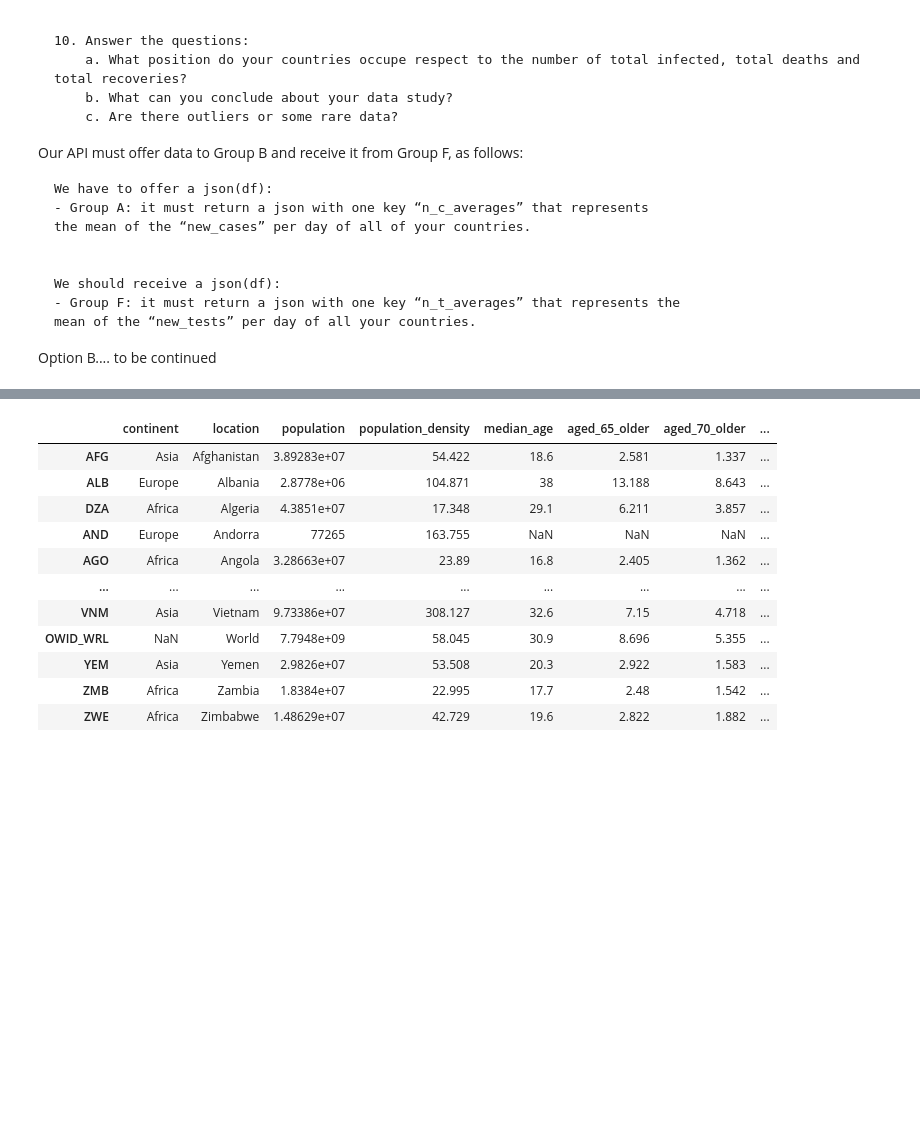
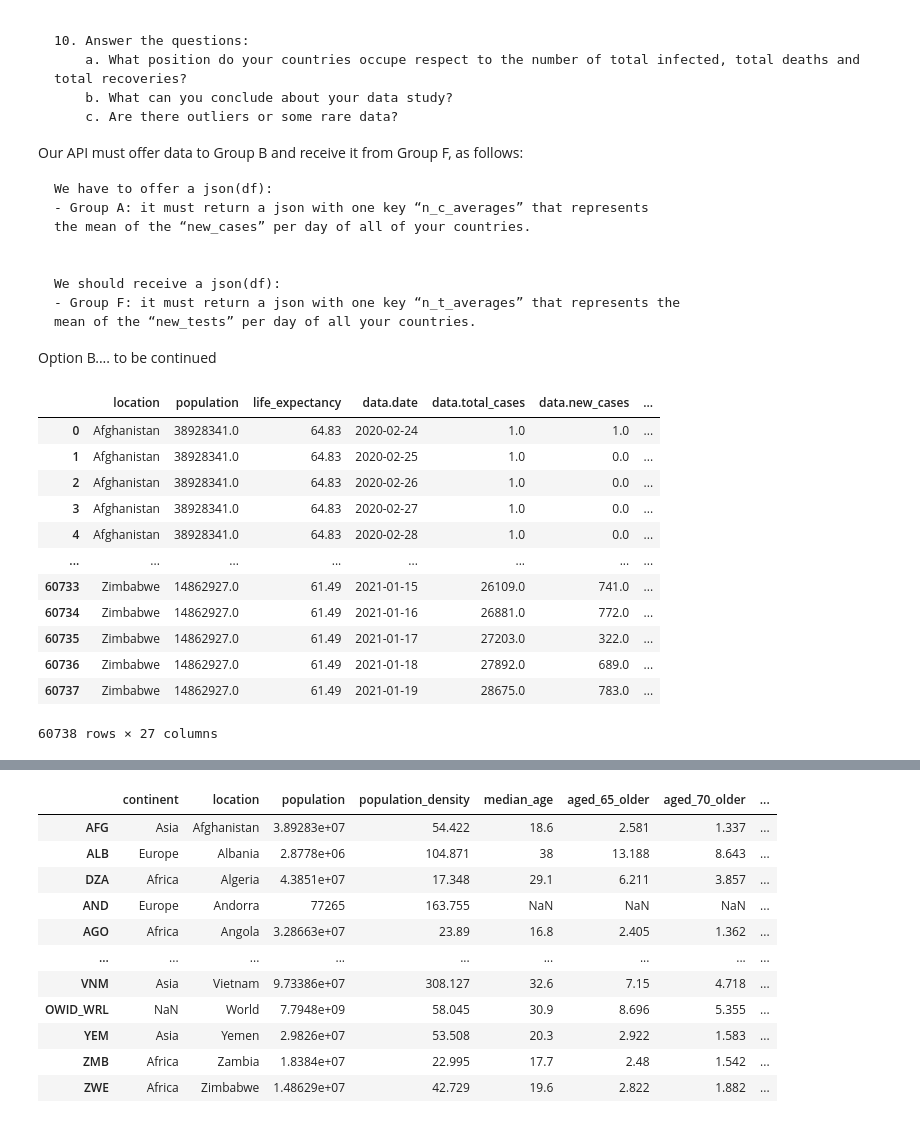
Before and after one commit to EDA-COVID/Proyecto_equipo, a Jupyter notebook: src/main.ipynb, the cells around one changed output, grey strips where cells are left out. Saved outputs shown, nothing was run; the diff lists cells and outputs as text; code cells hidden in the pictures; blank space fills up the shorter version.

```diff
--- a/src/main.ipynb
+++ b/src/main.ipynb
@@ -53 +53,19 @@ from utils.mining_data_tb import filter_df, df_covid, remove_outlier, datetime
 from utils.visualization_tb import heatmap_df, detect_outliers_df, plot_per_column_distribution
+# %%
+#Dataset total limpio
+covid_complete= data_complete_clean()
+covid_complete
+# %% [output]
+|  | location | population | life_expectancy | data.date | data.total_cases | data.new_cases | ... |
+| 0 | Afghanistan | 38928341.0 | 64.83 | 2020-02-24 | 1.0 | 1.0 | ... |
+| 1 | Afghanistan | 38928341.0 | 64.83 | 2020-02-25 | 1.0 | 0.0 | ... |
+| 2 | Afghanistan | 38928341.0 | 64.83 | 2020-02-26 | 1.0 | 0.0 | ... |
+| 3 | Afghanistan | 38928341.0 | 64.83 | 2020-02-27 | 1.0 | 0.0 | ... |
+| 4 | Afghanistan | 38928341.0 | 64.83 | 2020-02-28 | 1.0 | 0.0 | ... |
+| ... | ... | ... | ... | ... | ... | ... | ... |
+| 60733 | Zimbabwe | 14862927.0 | 61.49 | 2021-01-15 | 26109.0 | 741.0 | ... |
+| 60734 | Zimbabwe | 14862927.0 | 61.49 | 2021-01-16 | 26881.0 | 772.0 | ... |
+| 60735 | Zimbabwe | 14862927.0 | 61.49 | 2021-01-17 | 27203.0 | 322.0 | ... |
+| 60736 | Zimbabwe | 14862927.0 | 61.49 | 2021-01-18 | 27892.0 | 689.0 | ... |
+| 60737 | Zimbabwe | 14862927.0 | 61.49 | 2021-01-19 | 28675.0 | 783.0 | ... |
+60738 rows × 27 columns
```
Also changed, not shown: parts of 2 cells of this notebook, 1 other file.
